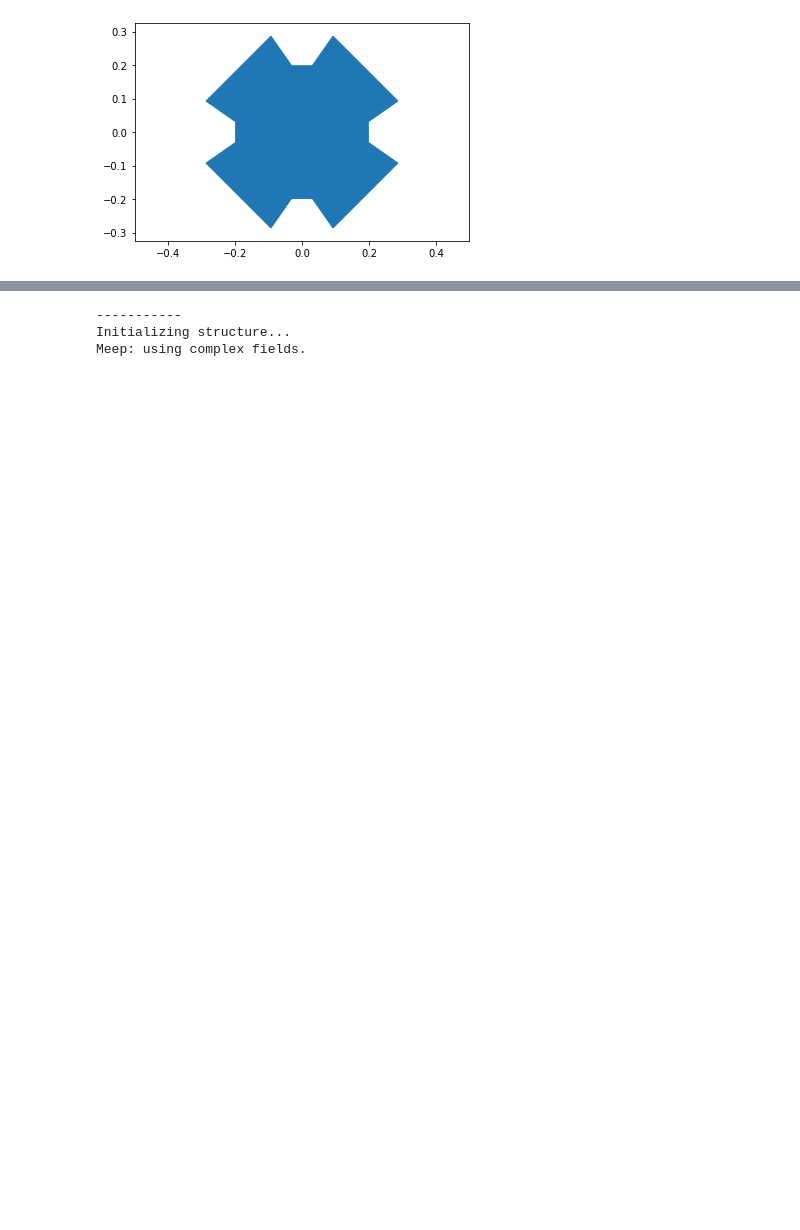
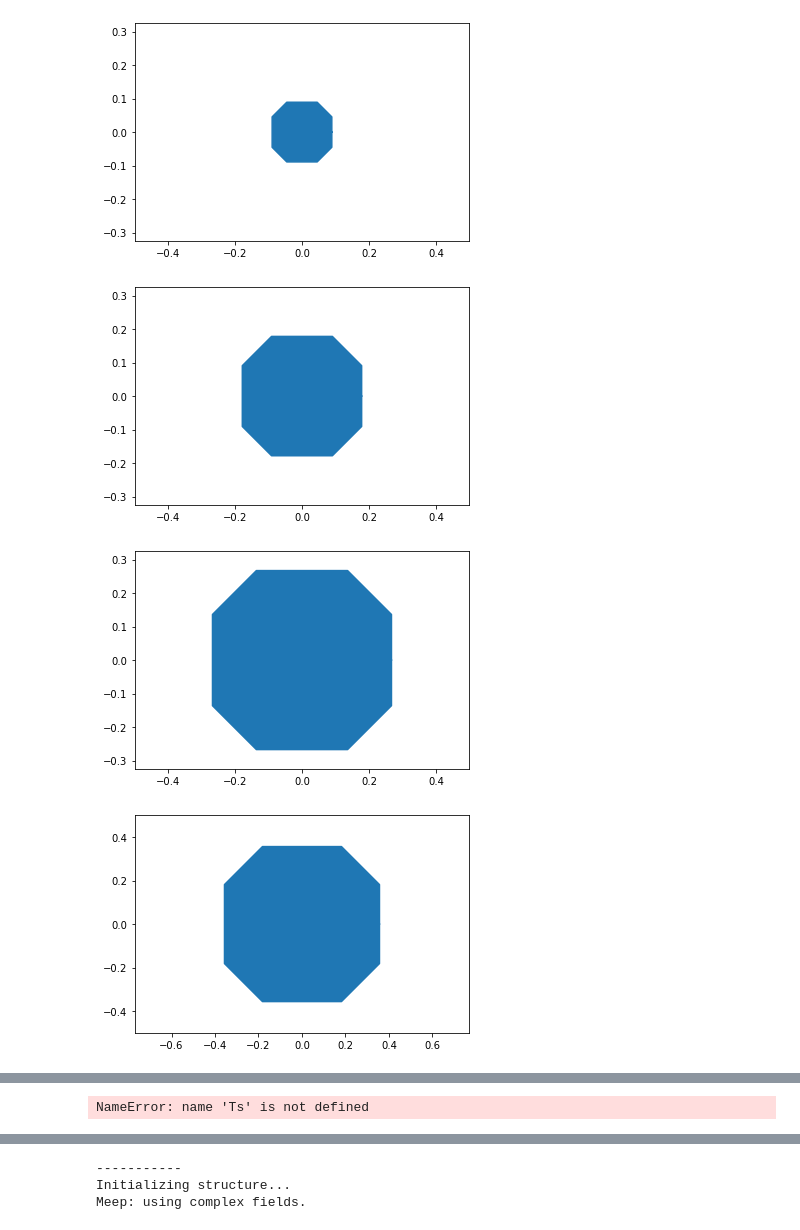
Before and after one commit to rifaasyari/Summer_research, a Jupyter notebook: meep_code/shape_generator.ipynb, the cells around one changed output, grey strips where cells are left out. Cells and saved outputs as stored; diff of their text form; code cells hidden in the pictures; blank space fills up the shorter version.

```diff
--- a/meep_code/shape_generator.ipynb
+++ b/meep_code/shape_generator.ipynb
@@ -1,40 +1,45 @@
 # %%
 from matplotlib import pyplot as plt
 import numpy as np
 import math
 import meep as mp
 import cmath
-size = 13
+
 shape_size = 48
 sx, sy, sz = 1, 1, 4
 h = 1.25
 dpml = 0.5
 b_m, c_m = 1.4, 3.54
-res = 25
+res = 15
 echo = 1000
 cell_size = mp.Vector3(sx,sy,sz)
 fcen = 0.5
 df = 0.2
 theta = math.radians(0)
-nfreq = 400
+nfreq = 200
 
 # k with correct length (plane of incidence: XZ)
 k = mp.Vector3(math.sin(theta),0,math.cos(theta)).scale(fcen)
 def pw_amp(k, x0):
     def _pw_amp(x):
         return cmath.exp(1j * 2 * math.pi * k.dot(x + x0))
     return _pw_amp
 
-coordinates = np.genfromtxt('../S4_code/data/DATA25_#13_sh.txt')
+coordinates = np.genfromtxt('../S4_code/data/DATA5_#5_sh.txt')
 xc, yc = coordinates[:, 0], coordinates[:, 1]
+size = len(xc) // shape_size
 xc = np.reshape(xc, (size, shape_size))
 yc = np.reshape(yc, (size, shape_size))
-i = 4
-plt.axis('equal')
-plt.ylim(-0.5, 0.5)
-plt.xlim(-0.5, 0.5)
-plt.plot(xc[i], yc[i])
-plt.fill(xc[i], yc[i])
-plt.show()
+
+for i in range(size):
+    plt.axis('equal')
+    plt.ylim(-0.5, 0.5)
+    plt.xlim(-0.5, 0.5)
+    plt.plot(xc[i], yc[i])
+    plt.fill(xc[i], yc[i])
+    plt.show()
 # %% [output]
-[figure, old version]
+[figure, new version]
+[figure, added]
+[figure, added]
+[figure, added]
@@ -40,0 +104,4 @@ plt.show()
+# %%
+len(Ts)
+# %% [output]
+NameError: name 'Ts' is not defined
```
Also changed, not shown: parts of 16 cells of this notebook, 1 other file.
